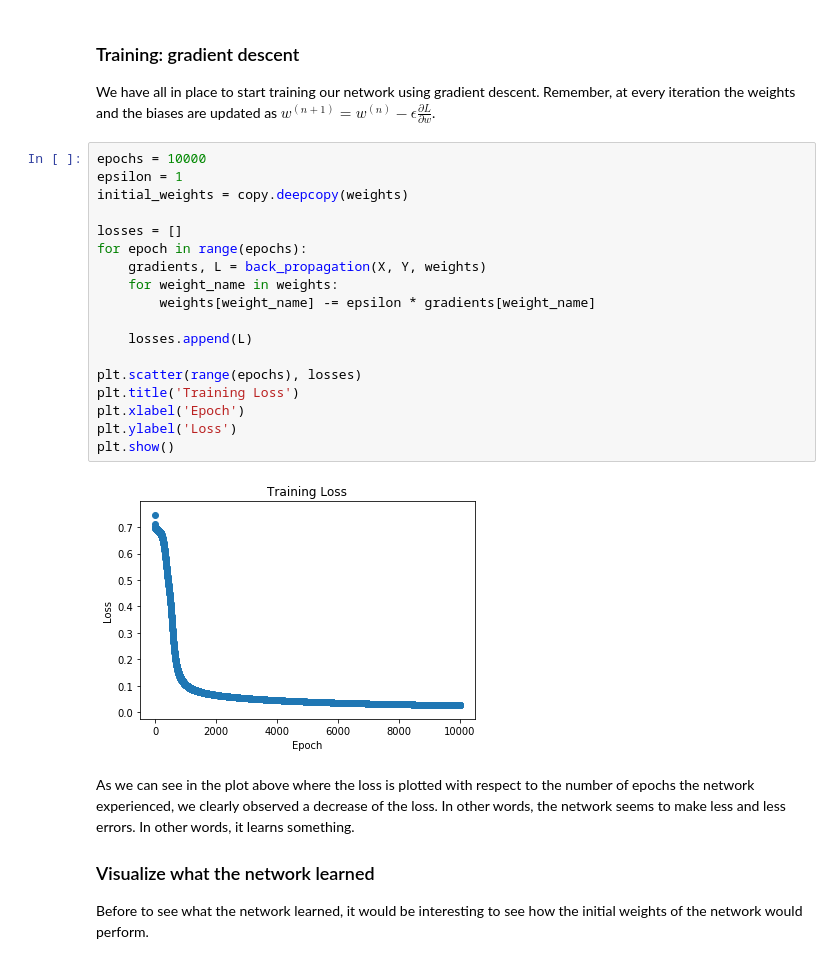
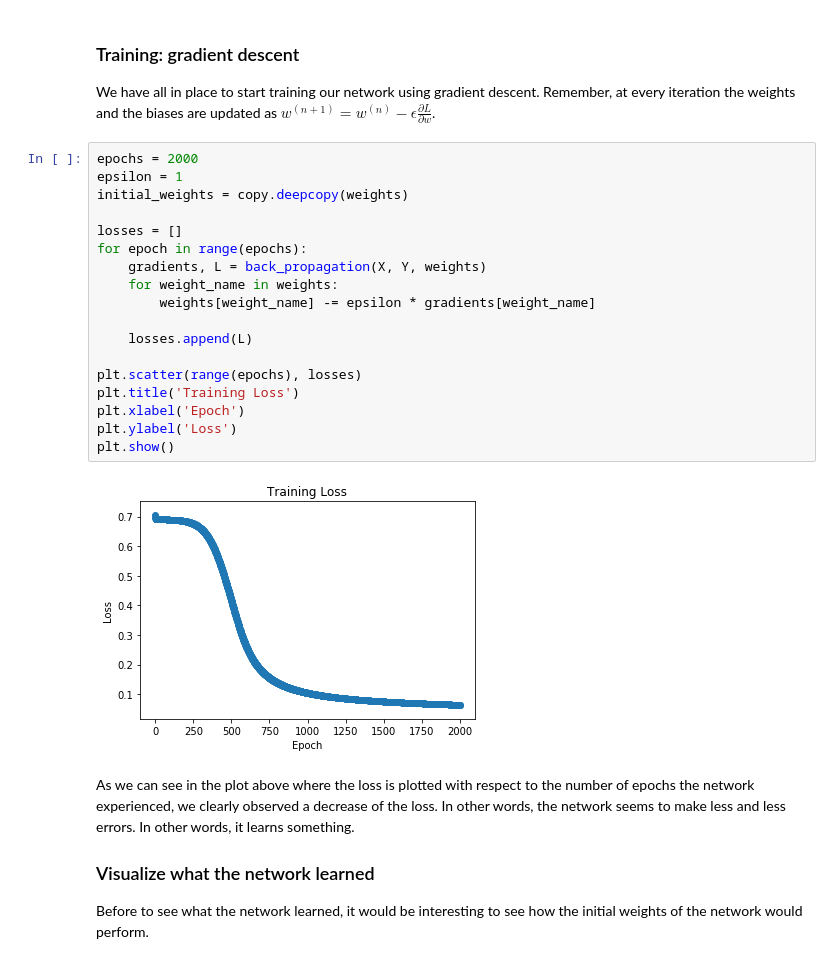
Before and after one commit to romaintha/backpropagation, a Jupyter notebook: Backpropagation.ipynb, the cells around one changed output. Drawn from its saved outputs; the diff is of its cells as text.

Commit message:
epochs=2000

```diff
--- a/Backpropagation.ipynb
+++ b/Backpropagation.ipynb
@@ -415,25 +415,25 @@ def back_propagation(X, Y_T, weights):
 ### Training: gradient descent
 We have all in place to start training our network using gradient descent. Remember, at every iteration the weights and the biases are updated as $ w^{(n+1)} = w^{(n)} - \epsilon \frac{\partial L}{\partial w} $.
 # %%
-epochs = 10000
+epochs = 2000
 epsilon = 1
 initial_weights = copy.deepcopy(weights)
 
 losses = []
 for epoch in range(epochs):
     gradients, L = back_propagation(X, Y, weights)
     for weight_name in weights:
         weights[weight_name] -= epsilon * gradients[weight_name]
 
     losses.append(L)
 
 plt.scatter(range(epochs), losses)
 plt.title('Training Loss')
 plt.xlabel('Epoch')
 plt.ylabel('Loss')
 plt.show()
 # %% [output]
-[figure, old version]
+[figure, new version]
 # %% [markdown]
 As we can see in the plot above where the loss is plotted with respect to the number of epochs the network experienced, we clearly observed a decrease of the loss. In other words, the network seems to make less and less errors. In other words, it learns something.
 
```
Also changed, not shown: parts of 4 cells of this notebook.
